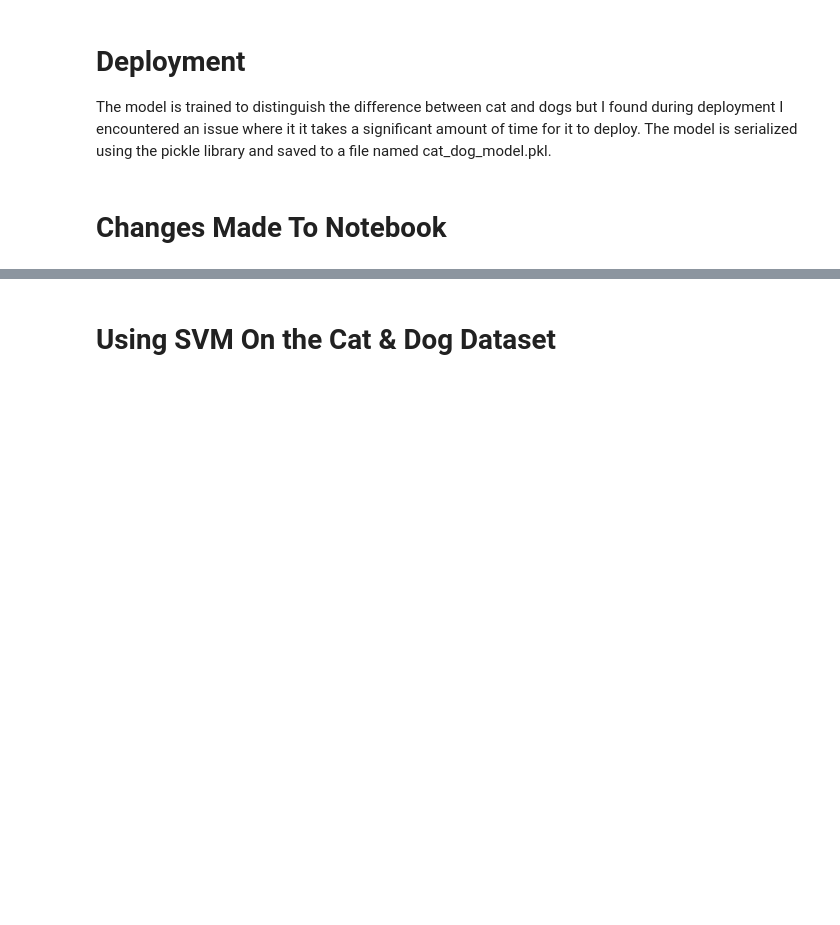
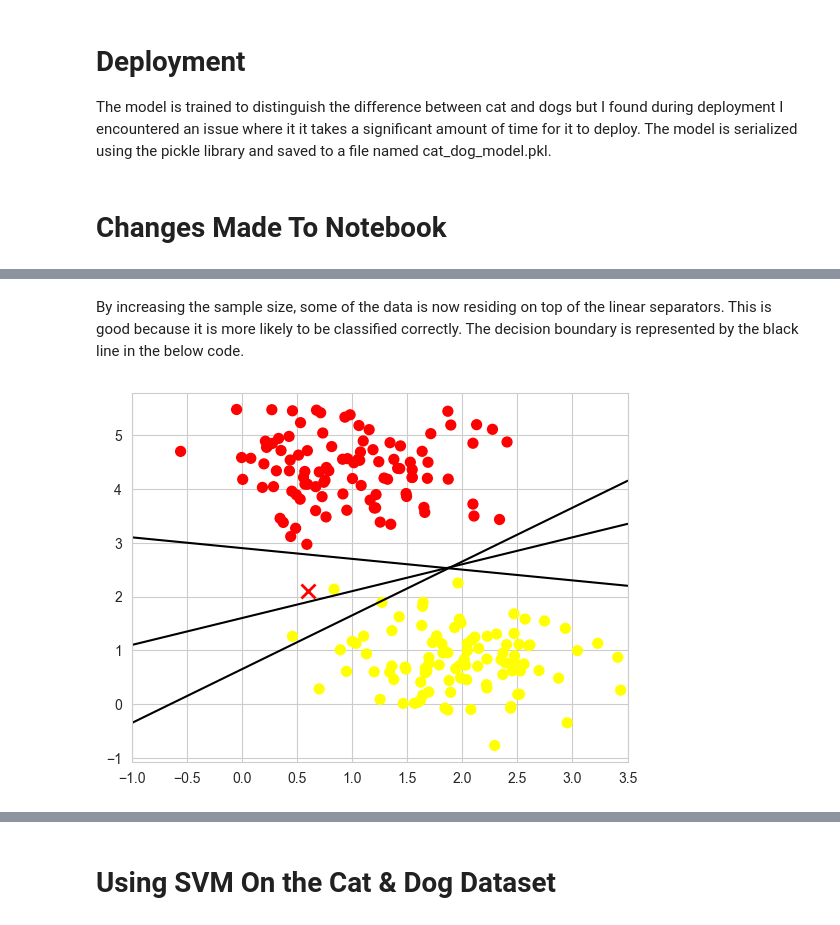
Before and after one commit to SarahMartin1244/DataScience, a Jupyter notebook: Support Vector Machines/Support_Vector_Machines_Practice.ipynb, the cells around one changed output, grey strips where cells are left out. Cells and saved outputs as stored; diff of their text form; code cells hidden in the pictures; blank space fills up the shorter version.

```diff
--- a/Support Vector Machines/Support_Vector_Machines_Practice.ipynb
+++ b/Support Vector Machines/Support_Vector_Machines_Practice.ipynb
@@ -52,0 +75,13 @@ I started with importing the make_blobs data.
+# %% [markdown]
+By increasing the sample size, some of the data is now residing on top of the linear separators. This is good because it is more likely to be classified correctly. The decision boundary is represented by the black line in the below code.
+# %%
+xfit = np.linspace(-1, 3.5)
+plt.scatter(X[:, 0], X[:, 1], c=y, s=50, cmap='autumn')
+plt.plot([0.6], [2.1], 'x', color='red', markeredgewidth=2, markersize=10)
+
+for m, b in [(1, 0.65), (0.5, 1.6), (-0.2, 2.9)]:
+    plt.plot(xfit, m * xfit + b, '-k')
+
+plt.xlim(-1, 3.5);
+# %% [output]
+[figure, added]
```
Also changed, not shown: parts of 13 cells of this notebook.
